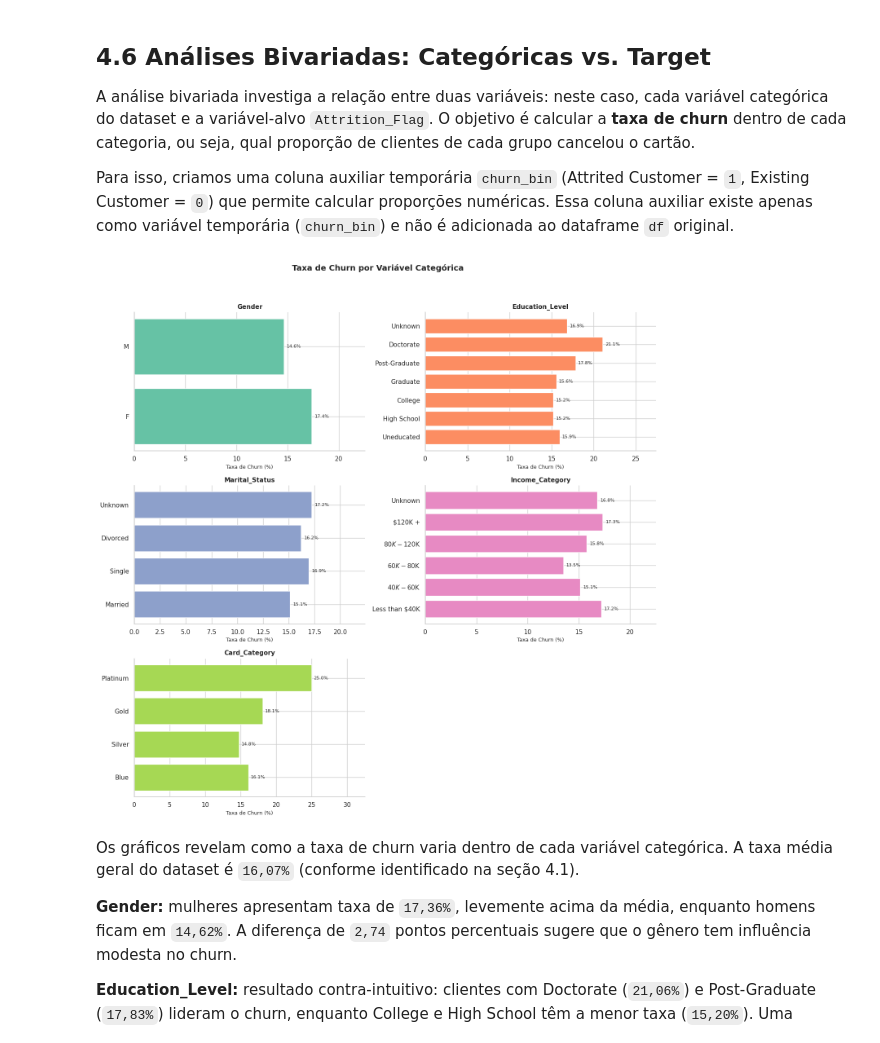
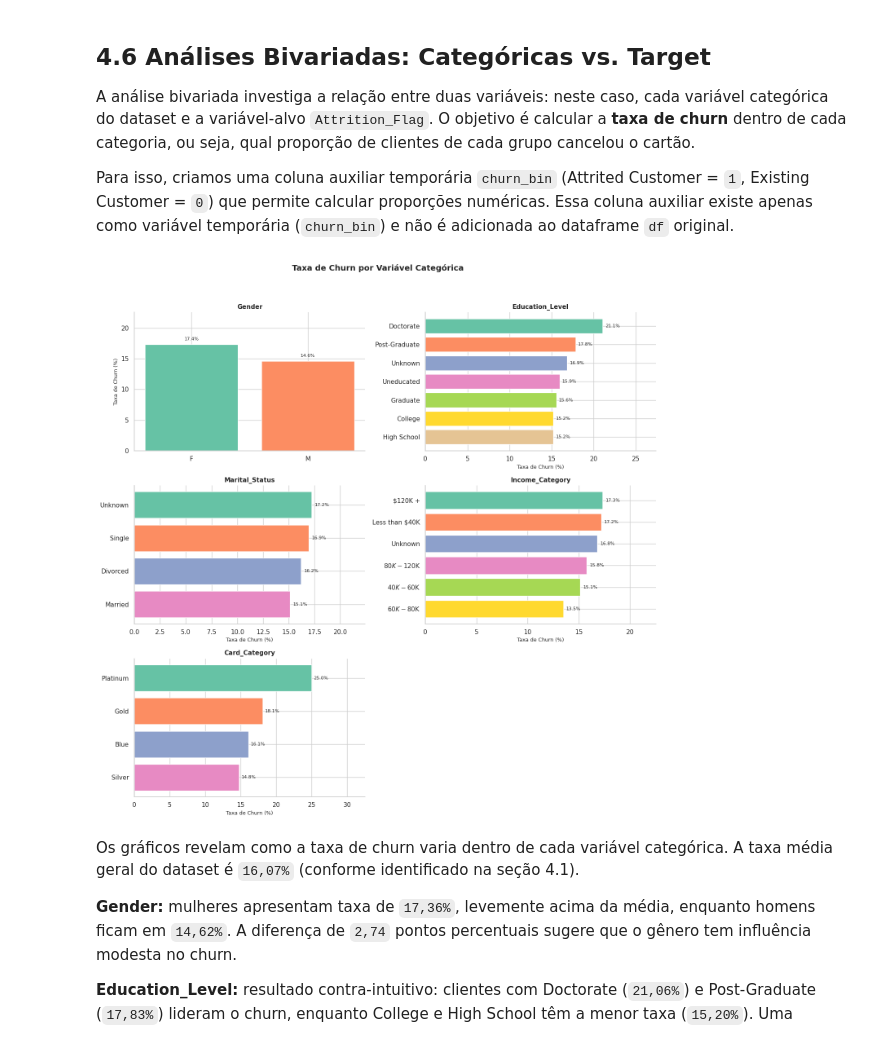
Before and after one commit to diogorblessa/mvp-credit-card-churn, a Jupyter notebook: notebooks/mvp_eda_preprocessing.ipynb, the cells around one changed output. Cells and saved outputs as stored; diff of their text form; code cells hidden in the pictures.

```diff
--- a/notebooks/mvp_eda_preprocessing.ipynb
+++ b/notebooks/mvp_eda_preprocessing.ipynb
@@ -595,17 +585,6 @@ O dataset possui `5` variáveis categóricas: `Gender`, `Education_Level`, `Mari
 
 categoricas = ['Gender', 'Education_Level', 'Marital_Status',
                'Income_Category', 'Card_Category']
-
-# Ordem lógica para variáveis ordinais; nominais em ordem decrescente de frequência
-ordens = {
-    'Gender': ['F', 'M'],
-    'Education_Level': ['Uneducated', 'High School', 'College', 'Graduate',
-                        'Post-Graduate', 'Doctorate', 'Unknown'],
-    'Marital_Status': ['Married', 'Single', 'Unknown', 'Divorced'],
-    'Income_Category': ['Less than $40K', '$40K - $60K', '$60K - $80K',
-                        '$80K - $120K', '$120K +', 'Unknown'],
-    'Card_Category': ['Blue', 'Silver', 'Gold', 'Platinum']
-}
 
 # Variáveis com labels longos usam barras horizontais para evitar rotação de texto
 horizontais = {'Income_Category', 'Education_Level'}
@@ -615,7 +594,8 @@ axes = axes.flatten()
 total = len(df)
 
 for i, col in enumerate(categoricas):
-    ordem = ordens.get(col, None)
+    # Ordem decrescente de frequência
+    ordem = df[col].value_counts().index.tolist()
 
     if col in horizontais:
         # Gráfico horizontal: labels no eixo y, sem necessidade de rotação
@@ -670,8 +650,8 @@ for i, col in enumerate(categoricas):
 fig.delaxes(axes[5])
 
 plt.suptitle('Distribuição das Variáveis Categóricas',
-             fontsize=14, fontweight='bold')
+             fontsize=14, fontweight='bold', y=1.01)
 sns.despine(fig=fig)
-plt.tight_layout(rect=[0, 0, 1, 0.95])
+plt.tight_layout()
 plt.show()
 # %% [output]
@@ -774,50 +756,65 @@ Para isso, criamos uma coluna auxiliar temporária `churn_bin` (Attrited Custome
 # %%
 # Análise bivariada: taxa de churn por variável categórica
 
 # Coluna auxiliar temporária para cálculo das taxas
 churn_bin = (df['Attrition_Flag'] == 'Attrited Customer').astype(int)
 
 categoricas = ['Gender', 'Education_Level', 'Marital_Status',
                'Income_Category', 'Card_Category']
 
-ordens = {
-    'Gender': ['F', 'M'],
-    'Education_Level': ['Uneducated', 'High School', 'College', 'Graduate',
-                        'Post-Graduate', 'Doctorate', 'Unknown'],
-    'Marital_Status': ['Married', 'Single', 'Divorced', 'Unknown'],
-    'Income_Category': ['Less than $40K', '$40K - $60K', '$60K - $80K',
-                        '$80K - $120K', '$120K +', 'Unknown'],
-    'Card_Category': ['Blue', 'Silver', 'Gold', 'Platinum']
-}
+# Variáveis com labels longos usam barras horizontais
+horizontais = {'Income_Category', 'Education_Level', 'Marital_Status',
+               'Card_Category'}
 
 palette = sns.color_palette('Set2')
 fig, axes = plt.subplots(3, 2, figsize=(14, 14))
 axes = axes.flatten()
 
 df_temp = df.assign(churn_bin=churn_bin)
 
 for i, col in enumerate(categoricas):
-    ordem = ordens[col]
-    taxa = df_temp.groupby(col)['churn_bin'].mean().reindex(ordem) * 100
+    taxa = df_temp.groupby(col)['churn_bin'].mean() * 100
+    # Ordem decrescente de taxa de churn
+    ordem = taxa.sort_values(ascending=False).index.tolist()
+    taxa = taxa.reindex(ordem)
 
-    axes[i].barh(ordem, taxa.values, color=palette[i % len(palette)])
+    # Uma cor diferente para cada barra (igual ao padrão do bloco 4.4)
+    cores = [palette[j % len(palette)] for j in range(len(ordem))]
 
-    taxa_maxima = taxa.max()
-    axes[i].set_xlim(0, taxa_maxima * 1.3)
+    if col in horizontais:
+        # barh plota de baixo para cima: inverter para o maior ficar no topo
+        ordem_plot = ordem[::-1]
+        taxa_plot = taxa.reindex(ordem_plot)
+        cores_plot = cores[::-1]
 
-    for j, valor_taxa in enumerate(taxa.values):
-        axes[i].text(valor_taxa + 0.3, j, f'{valor_taxa:.1f}%', va='center', fontsize=8)
+        axes[i].barh(ordem_plot, taxa_plot.values, color=cores_plot)
+        taxa_maxima = taxa.max()
+        axes[i].set_xlim(0, taxa_maxima * 1.3)
+        for j, valor_taxa in enumerate(taxa_plot.values):
+            axes[i].text(valor_taxa + 0.3, j, f'{valor_taxa:.1f}%',
+                         va='center', fontsize=8)
+        axes[i].set_xlabel('Taxa de Churn (%)', fontsize=9)
+        axes[i].set_ylabel('')
+    else:
+        # Gráfico vertical (Gender)
+        axes[i].bar(ordem, taxa.values, color=cores)
+        taxa_maxima = taxa.max()
+        axes[i].set_ylim(0, taxa_maxima * 1.3)
+        for j, valor_taxa in enumerate(taxa.values):
+            axes[i].text(j, valor_taxa + taxa_maxima * 0.03,
+                         f'{valor_taxa:.1f}%', ha='center', va='bottom', fontsize=8)
+        axes[i].set_ylabel('Taxa de Churn (%)', fontsize=9)
+        axes[i].set_xlabel('')
 
     axes[i].set_title(col, fontsize=11, fontweight='bold')
-    axes[i].set_xlabel('Taxa de Churn (%)', fontsize=9)
 
 fig.delaxes(axes[5])
 sns.despine(fig=fig)
 plt.suptitle('Taxa de Churn por Variável Categórica', fontsize=14, fontweight='bold')
 plt.tight_layout(rect=[0, 0, 1, 0.95])
 plt.show()
 # %% [output]
-[figure, old version]
+[figure, new version]
 # %% [markdown]
 Os gráficos revelam como a taxa de churn varia dentro de cada variável categórica. A taxa média geral do dataset é `16,07%` (conforme identificado na seção 4.1).
 
```
Also changed, not shown: parts of 15 cells of this notebook.
